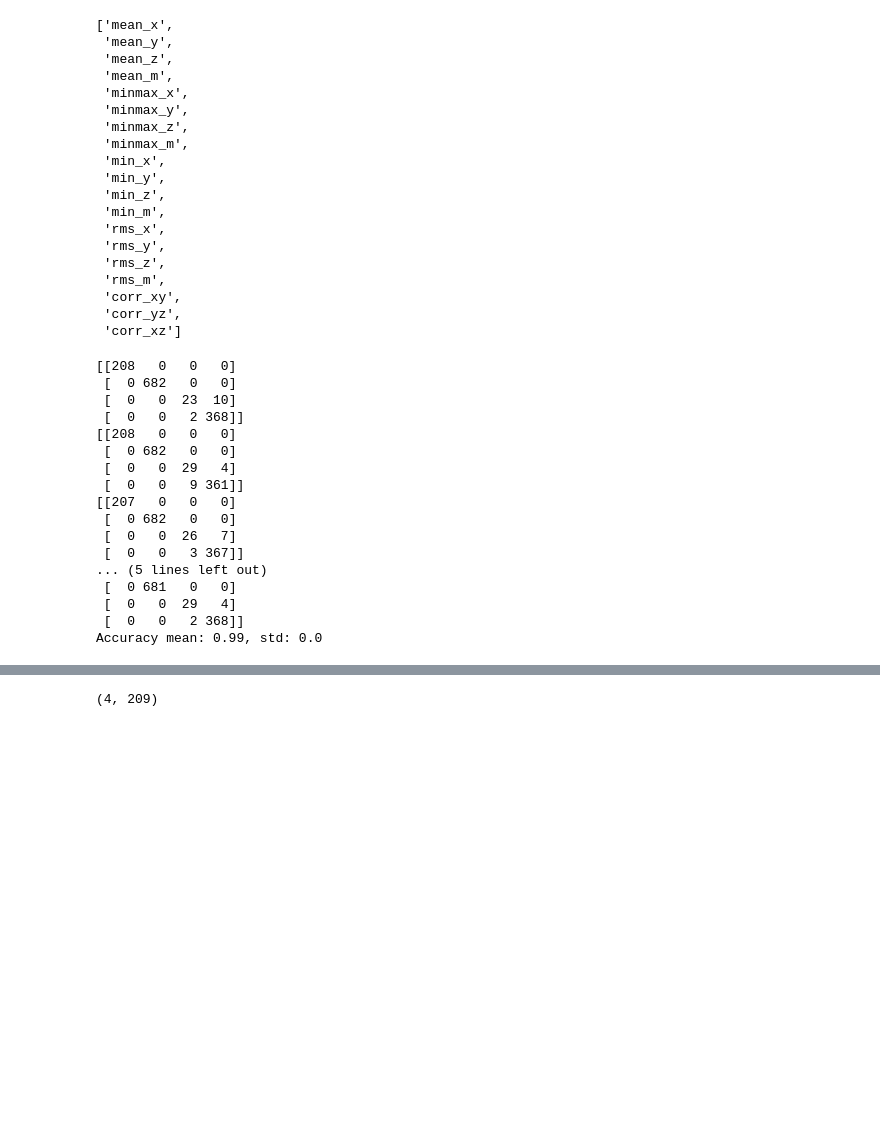
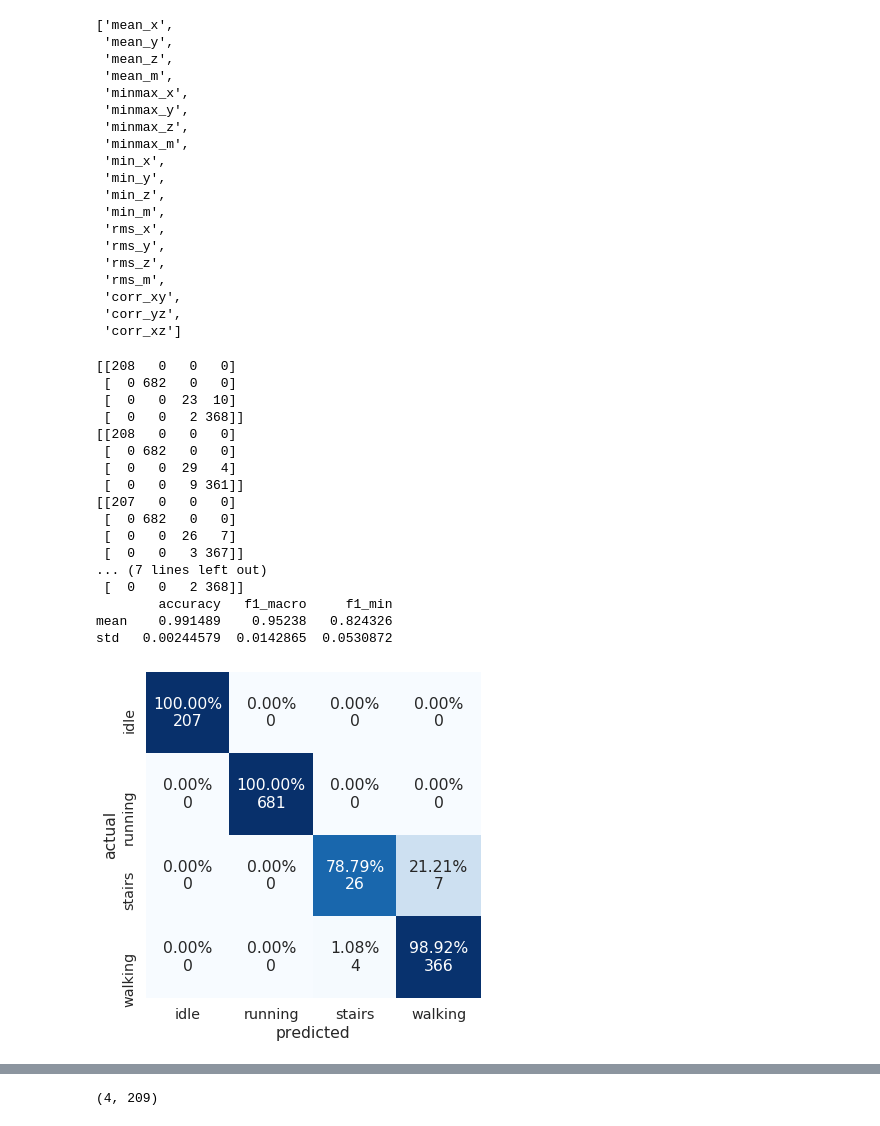
Before and after one commit to kilianovski/study, a Jupyter notebook: small_projects/activity_classification_accelerometer/activity_classification_LR_tuning.ipynb, the cells around one changed output, grey strips where cells are left out. Cells and saved outputs as stored; diff of their text form; code cells hidden in the pictures; blank space fills up the shorter version.

```diff
--- a/small_projects/activity_classification_accelerometer/activity_classification_LR_tuning.ipynb
+++ b/small_projects/activity_classification_accelerometer/activity_classification_LR_tuning.ipynb
@@ -262,8 +147,8 @@ def evaluate_performance(y_true, y_pred):
         'accuracy': accuracy_score(y_true, y_pred),
         'f1_macro': f1_score(y_true, y_pred, average='macro'),
         'f1_min': f1_score(y_true, y_pred, average=None).min(),
-        'CM': confusion_matrix(y_valid, y_pred, normalize='true'),
-        'CM_not_normalized': confusion_matrix(y_valid, y_pred),
+        'CM': confusion_matrix(y_true, y_pred, normalize='true'),
+        'CM_not_normalized': confusion_matrix(y_true, y_pred),
     }
 
     return metrics
@@ -376,34 +287,40 @@ all_features
 # %%
 X = feature_df[all_features]
 y = feature_df['label']
-f_scores = []
+cv_metrics = []
 
 for train_ix, valid_ix in kfold.split(X, y):
     X_train, X_valid = X.loc[train_ix], X.loc[valid_ix]
     y_train, y_valid = y.loc[train_ix], y.loc[valid_ix]
 
+#     scaler = StandardScaler()
+#     X_train = scaler.fit_transform(X_train)
+#     X_valid = scaler.transform(X_valid)
+
     cls = linear_model.LogisticRegression(max_iter=2_000)
     cls.fit(X_train, y_train)
     y_pred = cls.predict(X_valid)
-    f_scores.append(accuracy_score(y_valid, y_pred))
-    print(confusion_matrix(y_valid, y_pred))
 
-print(f'Accuracy mean: {round(np.mean(f_scores), 2)}, std: {round(np.std(f_scores), 2)}')
+    fold_metrics = evaluate_performance(y_valid, y_pred)
+    cv_metrics.append(fold_metrics)
+    print(fold_metrics['CM_not_normalized'])
+print_cv_metrics(cv_metrics)
 # %% [output]
 [[208   0   0   0]
  [  0 682   0   0]
  [  0   0  23  10]
  [  0   0   2 368]]
 [[208   0   0   0]
  [  0 682   0   0]
  [  0   0  29   4]
  [  0   0   9 361]]
 [[207   0   0   0]
  [  0 682   0   0]
  [  0   0  26   7]
  [  0   0   3 367]]
-... (5 lines left out)
- [  0 681   0   0]
- [  0   0  29   4]
+... (7 lines left out)
  [  0   0   2 368]]
-Accuracy mean: 0.99, std: 0.0
+        accuracy   f1_macro     f1_min
+mean    0.991489    0.95238   0.824326
+std   0.00244579  0.0142865  0.0530872
+[figure, added]
```
Also changed, not shown: parts of 50 cells of this notebook, 1 other file.
